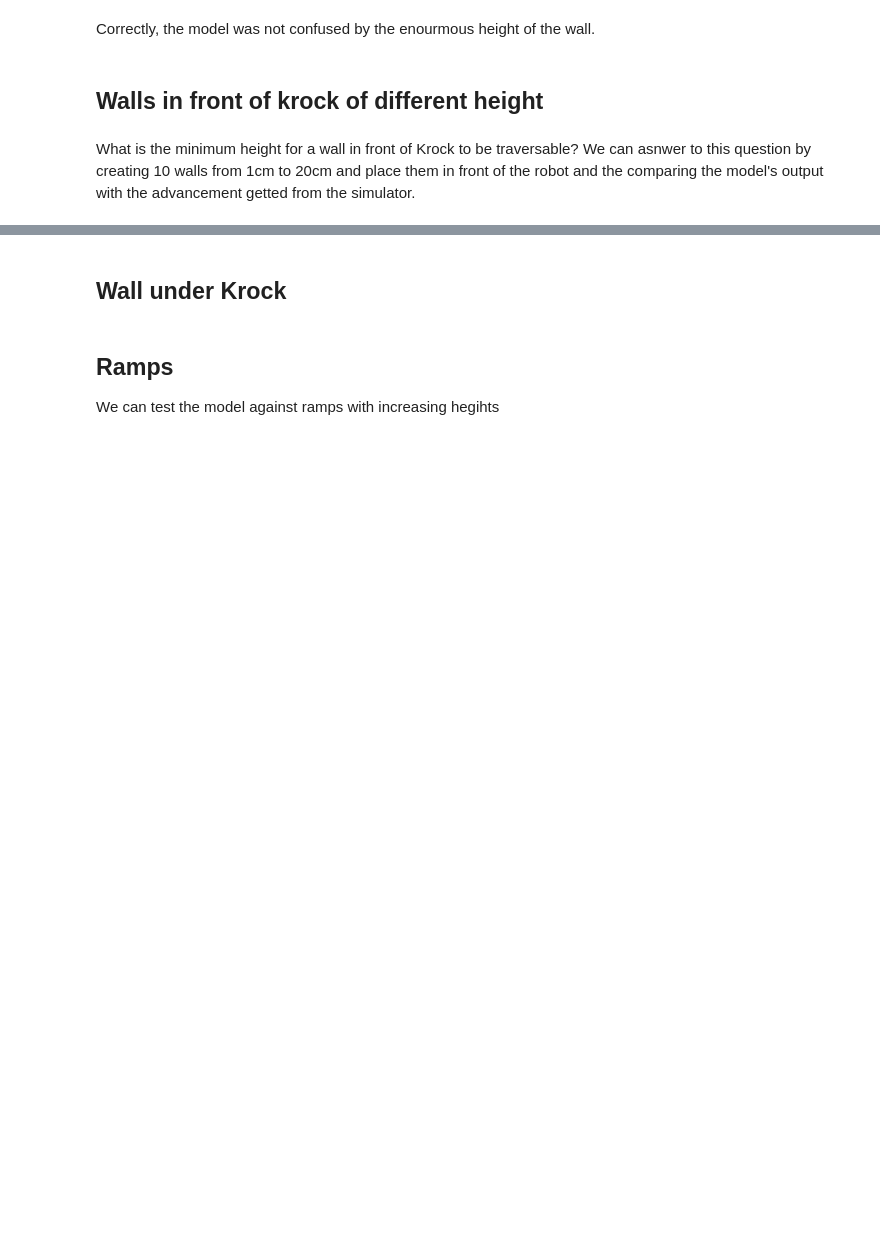
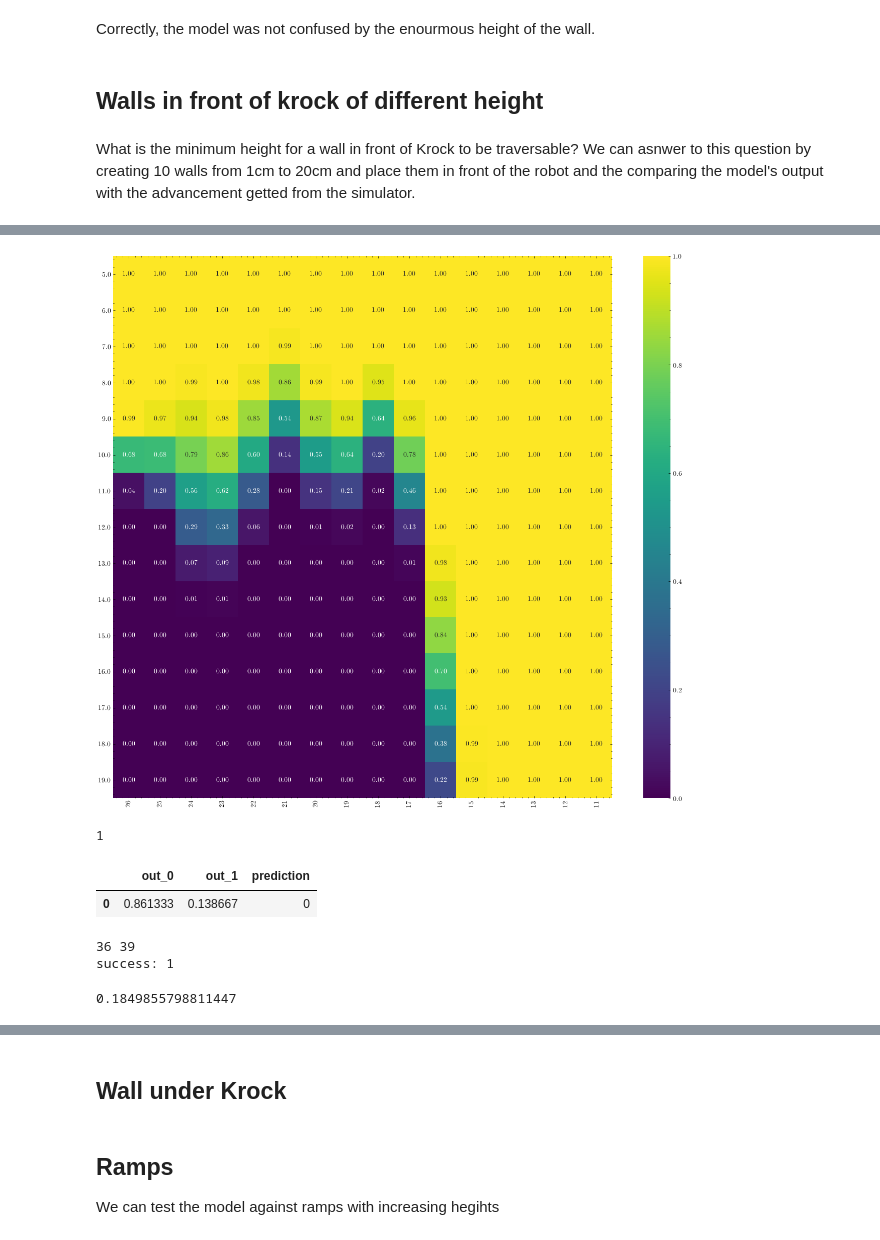
Before and after one commit to FrancescoSaverioZuppichini/Master-Thesis, a Jupyter notebook: core/interpretability-dataset.ipynb, the cells around one changed output, grey strips where cells are left out. Cells and saved outputs as stored; diff of their text form; code cells hidden in the pictures; blank space fills up the shorter version.

```diff
--- a/core/interpretability-dataset.ipynb
+++ b/core/interpretability-dataset.ipynb
@@ -39,7 +39,9 @@ device = torch.device('cuda' if torch.cuda.is_available() else 'cpu')
 module = load_model_from_name(model_dir + '/roc_auc.pth', model_name )
 module = module.eval().to(device)
 
-MAX_ADVANCEMENT = 0.71
+MAX_ADVANCEMENT = 0.70
+seconds = 4
+time_window = 100
 device
 # %% [output]
 device(type='cuda')
@@ -328,0 +289,29 @@ answer[20].plot2d()
+# %%
+pred_reshape = explanation.df['out_1'].values.reshape(len(heights), len(offsets_rev))
+matplotlib.rcParams['figure.figsize'] = (16,14)
+
+fig = plt.figure()
+ax = sns.heatmap(pred_reshape, annot=explanation.df['out_1'].values.reshape(len(heights), len(offsets_rev)),
+                 cmap='viridis',
+                 fmt='.2f',
+                 )
+ax.set_yticklabels(['{:.1f}'.format(h * 100) for h in heights], rotation=0)
+ax.set_xticklabels([int(d) for d in  offsets_rev],  rotation=90)
+
+plt.show()
+# %% [output]
+[figure, added]
+# %%
+answer, explanation = get_answers_from_patches([WallPatch(patch_shape, back=False, offset=21, strength=0.10, size=size)()])
+explanation.df
+# %% [output]
+1
+|  | out_0 | out_1 | prediction |
+| 0 | 0.861333 | 0.138667 | 0 |
+# %%
+answer[0].add_advancement_using_simulator(3, 100)
+answer[0].info['advancement'].iloc[25]
+# %% [output]
+36 39
+success: 1
+0.1849855798811447
```
Also changed, not shown: parts of 42 cells of this notebook, 11 other files.
